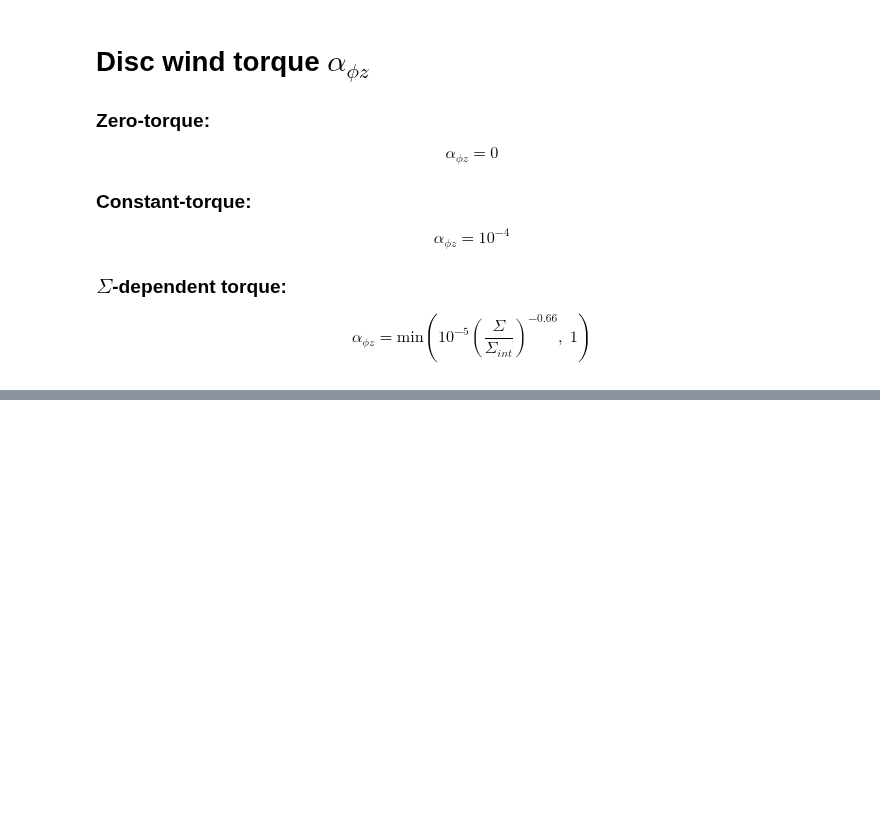
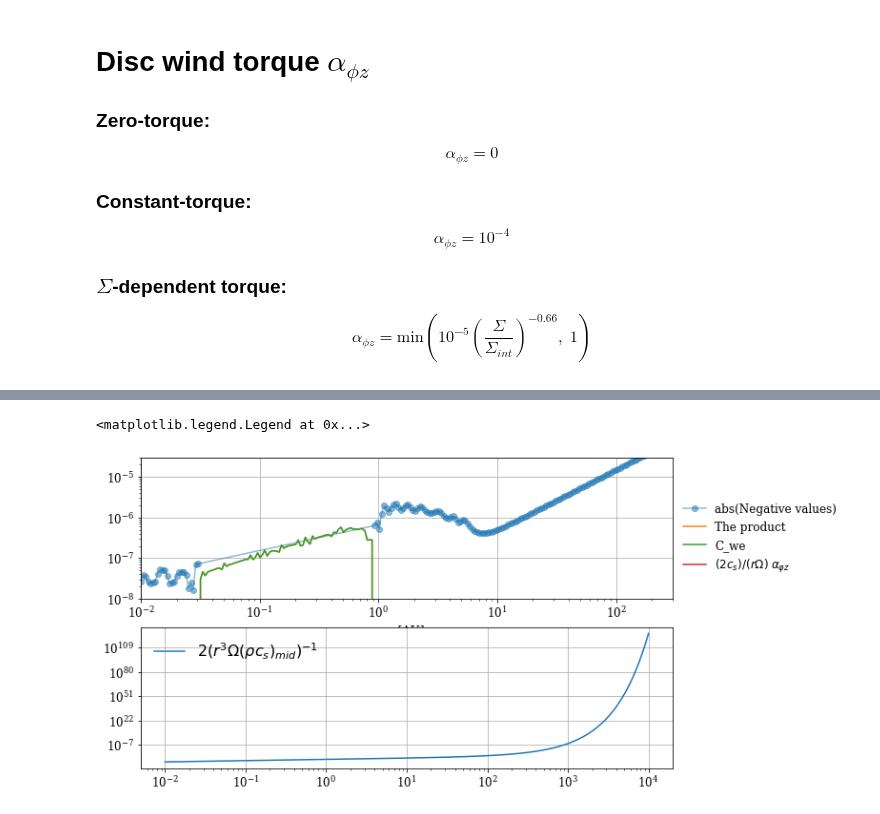
Before and after one commit to agent031/bachelor_code, a Jupyter notebook: Testing_values_T0/mass_flux_strongDW.ipynb, the cells around one changed output, grey strips where cells are left out. Saved outputs shown, nothing was run; the diff lists cells and outputs as text; code cells hidden in the pictures; blank space fills up the shorter version.

```diff
--- a/Testing_values_T0/mass_flux_strongDW.ipynb
+++ b/Testing_values_T0/mass_flux_strongDW.ipynb
@@ -97,0 +126,23 @@ plt.legend(frameon=False)
+# %%
+negative_index = np.where(sDW_Σtorque[1] * sDW_Σtorque[2] < 0 )
+product = sDW_Σtorque[1] * sDW_Σtorque[2]
+# %%
+fig, axs = plt.subplots(2, 1, figsize = (10, 6))
+axs[0].grid()
+
+axs[0].loglog(r_au[negative_index], abs(product[negative_index]), 'o-',label = 'abs(Negative values)', alpha = 0.5)
+axs[0].loglog(r_au, product, label = 'The product')
+axs[0].loglog(r_au, sDW_Σtorque[1] * sDW_Σtorque[2] + sDW_Σtorque[3], label = 'C_we')
+#axs.loglog(r_au, sDW_Σtorque[2], label = '$\partial_r(r^2ΣΩα_{rφ}c_s^2)$')
+axs[0].loglog(r_au, sDW_Σtorque[3], label = '$(2c_s)/(rΩ)\;α_{φz}$')
+
+axs[0].set(ylim = (1e-8, 3e-5), xlim = (0.01, 300), xlabel='r [AU]')
+#axs.axhline(1e-5, c = 'black', ls = '--', label = 'C_w0', alpha = 0.7)
+axs[0].legend(frameon = False, bbox_to_anchor = (1,0.75))
+
+axs[1].grid()
+axs[1].loglog(r_au, sDW_Σtorque[1], label = '$2(r^3Ω(ρc_s)_{mid})^{-1}$')
+axs[1].legend(frameon = False, prop = {'size':16})
+# %% [output]
+<matplotlib.legend.Legend at 0x...>
+[figure, added]
```
Also changed, not shown: parts of 13 cells of this notebook, 2 other files.
